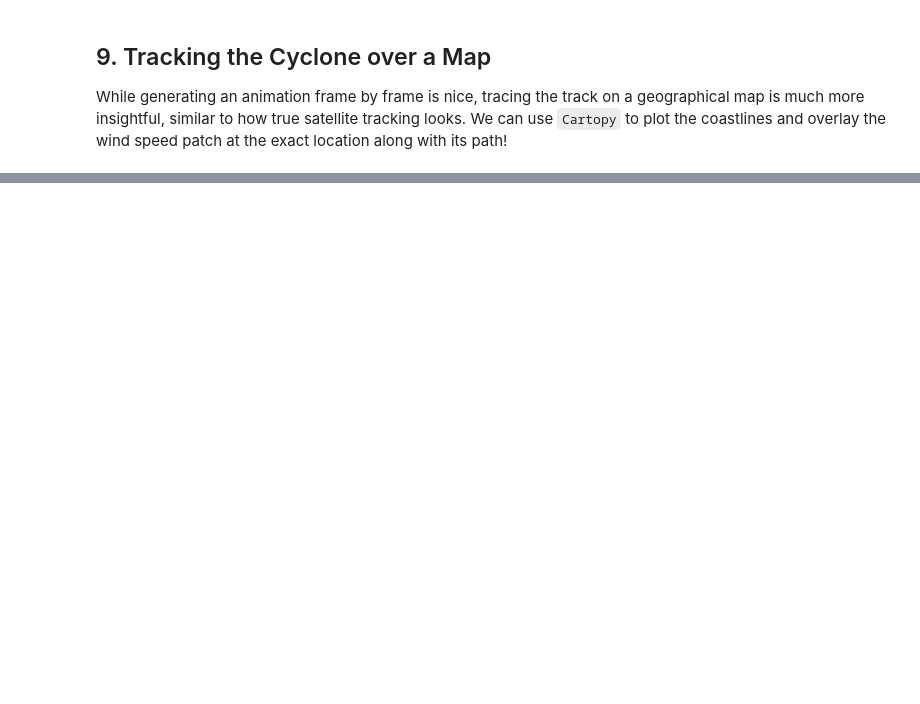
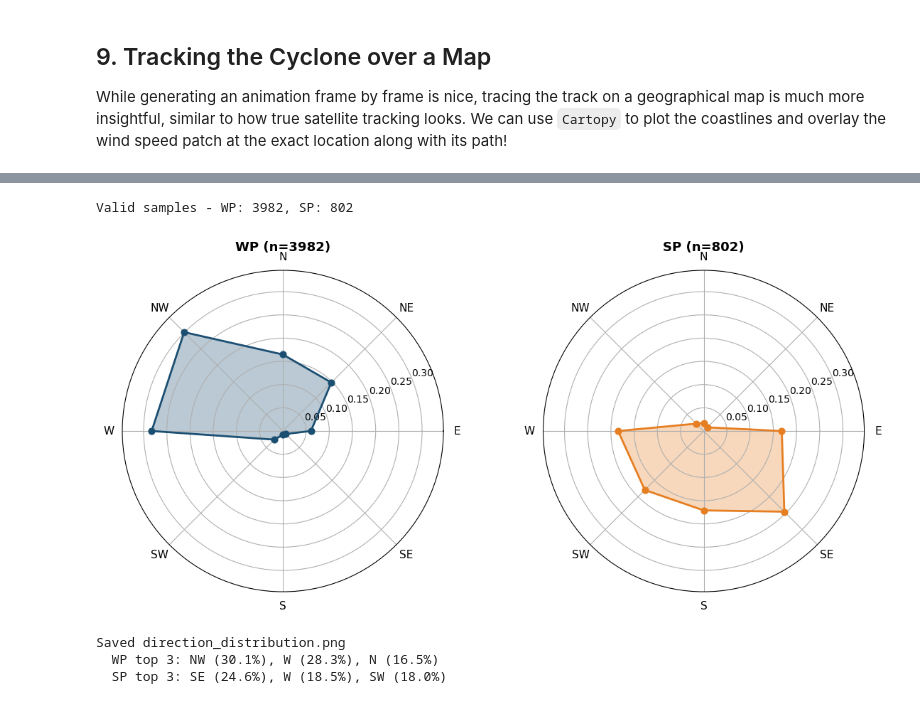
Before and after one commit to ya325icacuk/climate-change-group-project, a Jupyter notebook: Starter Notebook.ipynb, the cells around one changed output, grey strips where cells are left out. Saved outputs shown, nothing was run; the diff lists cells and outputs as text; code cells hidden in the pictures; blank space fills up the shorter version.

```diff
--- a/Starter Notebook.ipynb
+++ b/Starter Notebook.ipynb
@@ -930,0 +743,65 @@ Saved wind_field_comparison.png
+# %%
+# empirically verified mapping: label 0=E, 1=SE, 2=S, 3=SW, 4=W, 5=NW, 6=N, 7=NE
+DIR_LABELS = ["E", "SE", "S", "SW", "W", "NW", "N", "NE"]
+
+def load_env_directions(basin):
+    """Load future_direction24 for all samples, excluding -1 sentinels."""
+    dirs = []
+    env_root = TCND_ROOT / "Env-Data" / basin
+    for npy_path in sorted(env_root.rglob("*.npy")):
+        d = np.load(npy_path, allow_pickle=True).item()
+        val = int(d["future_direction24"])
+        if val >= 0:
+            dirs.append(val)
+    return np.array(dirs)
+
+wp_dirs = load_env_directions("WP")
+sp_dirs = load_env_directions("SP")
+print(f"Valid samples - WP: {len(wp_dirs)}, SP: {len(sp_dirs)}")
+
+# compute proportions
+wp_prop = np.bincount(wp_dirs, minlength=8) / len(wp_dirs)
+sp_prop = np.bincount(sp_dirs, minlength=8) / len(sp_dirs)
+
+# polar plot
+# math-convention angles for plotting: E=0, SE=315, S=270, SW=225, W=180, NW=135, N=90, NE=45
+compass_angles_deg = [0, 315, 270, 225, 180, 135, 90, 45]
+angles = np.deg2rad(compass_angles_deg)
+
+fig, (ax1, ax2) = plt.subplots(1, 2, figsize=(12, 5.5), subplot_kw=dict(projection="polar"))
+
+for ax, prop, color, title in [
+    (ax1, wp_prop, WP_COLOR, f"WP (n={len(wp_dirs)})"),
+    (ax2, sp_prop, SP_COLOR, f"SP (n={len(sp_dirs)})"),
+]:
+    # close the polygon
+    angles_closed = np.append(angles, angles[0])
+    prop_closed = np.append(prop, prop[0])
+
+    ax.fill(angles_closed, prop_closed, alpha=0.3, color=color)
+    ax.plot(angles_closed, prop_closed, color=color, linewidth=2)
+    ax.scatter(angles, prop, color=color, s=40, zorder=5)
+
+    # set compass labels
+    ax.set_theta_zero_location("E")  # 0 degrees = East
+    ax.set_theta_direction(1)        # counterclockwise
+    ax.set_thetagrids(compass_angles_deg, DIR_LABELS, fontsize=11)
+    ax.set_title(title, fontsize=13, fontweight="bold", pad=20)
+    ax.set_ylim(0, max(wp_prop.max(), sp_prop.max()) * 1.15)
+
+plt.tight_layout()
+plt.savefig("direction_distribution.png", dpi=300, bbox_inches="tight")
+plt.show()
+print("Saved direction_distribution.png")
+
+# print top directions
+for label, prop, name in [("WP", wp_prop, "WP"), ("SP", sp_prop, "SP")]:
+    ranked = sorted(zip(DIR_LABELS, prop), key=lambda x: -x[1])
+    top3 = ", ".join(f"{d} ({p:.1%})" for d, p in ranked[:3])
+    print(f"  {name} top 3: {top3}")
+# %% [output]
+Valid samples - WP: 3982, SP: 802
+[figure, added]
+Saved direction_distribution.png
+  WP top 3: NW (30.1%), W (28.3%), N (16.5%)
+  SP top 3: SE (24.6%), W (18.5%), SW (18.0%)
```
Also changed, not shown: parts of 25 cells of this notebook, 4 other files.
